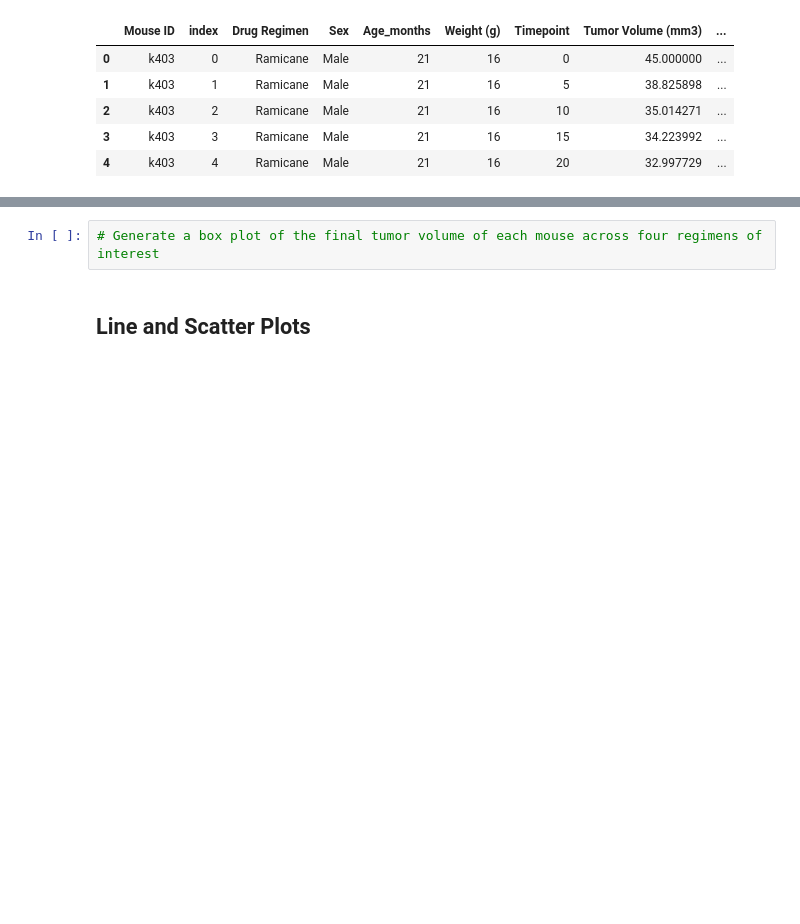
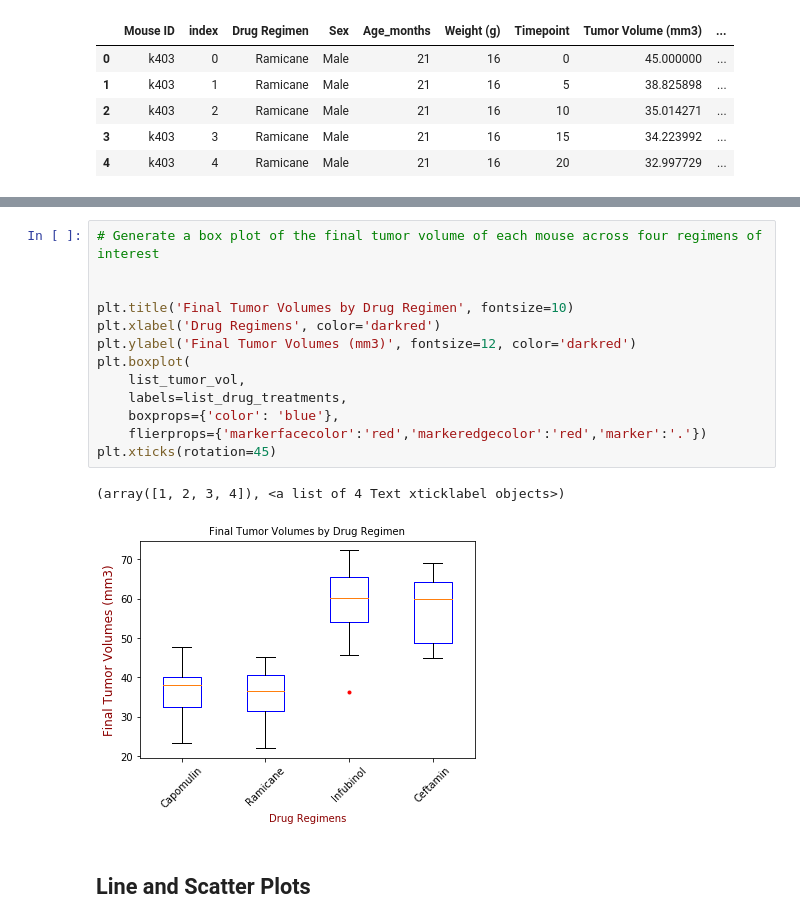
Before and after one commit to manny-p/matplotlib-challenge, a Jupyter notebook: Pymaceuticals/pymaceuticals_starter.ipynb, the cells around one changed output, grey strips where cells are left out. Saved outputs shown, nothing was run; the diff lists cells and outputs as text; blank space fills up the shorter version.

```diff
--- a/Pymaceuticals/pymaceuticals_starter.ipynb
+++ b/Pymaceuticals/pymaceuticals_starter.ipynb
@@ -408,5 +433,19 @@ df_results
 # %%
 # Generate a box plot of the final tumor volume of each mouse across four regimens of interest
+
+
+plt.title('Final Tumor Volumes by Drug Regimen', fontsize=10)
+plt.xlabel('Drug Regimens', color='darkred')
+plt.ylabel('Final Tumor Volumes (mm3)', fontsize=12, color='darkred')
+plt.boxplot(
+    list_tumor_vol,
+    labels=list_drug_treatments,
+    boxprops={'color': 'blue'},
+    flierprops={'markerfacecolor':'red','markeredgecolor':'red','marker':'.'})
+plt.xticks(rotation=45)
+# %% [output]
+(array([1, 2, 3, 4]), <a list of 4 Text xticklabel objects>)
+[figure, added]
 # %% [markdown]
 ## Line and Scatter Plots
 # %%
```
Also changed, not shown: parts of 3 cells of this notebook.
